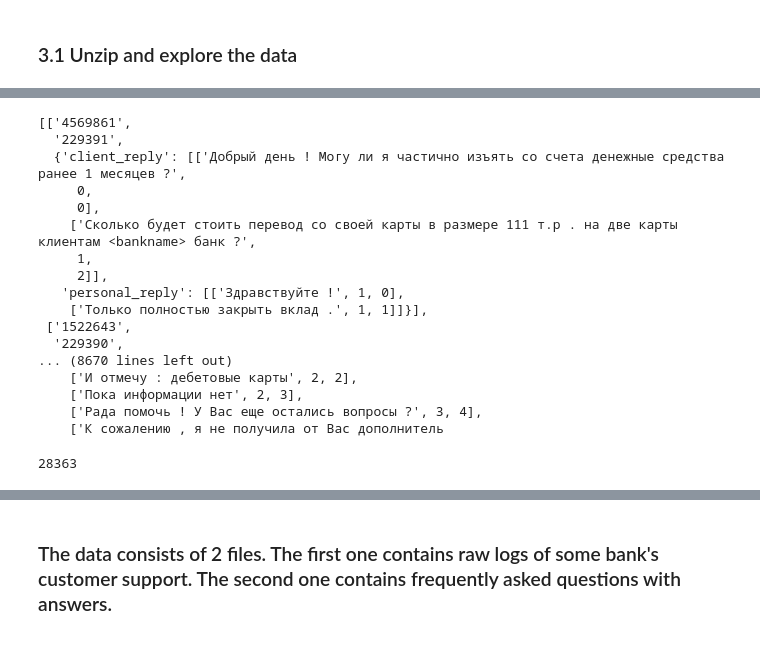
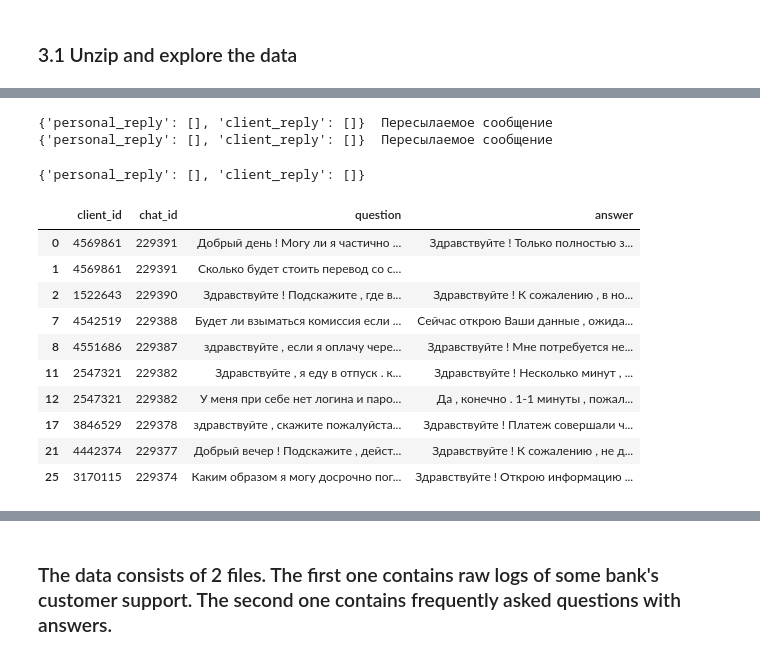
Before and after one commit to gofat/mcs_final, a Jupyter notebook: 3_final_assignment.ipynb, the cells around one changed output, grey strips where cells are left out. Drawn from its saved outputs; the diff is of its cells as text; code cells hidden in the pictures.

Commit message:
changed parsing data and started clustering

```diff
--- a/3_final_assignment.ipynb
+++ b/3_final_assignment.ipynb
@@ -96,29 +103,28 @@ for chat in tqdm(raw_chats.split('-- -- -- --')):
                 personal += 1
         except:
             pass
-
-    data.append([client_id, chat_id, med_data])
+    try:
+        for d in change_med(med_data):
+            data.append([client_id, chat_id, d[0], d[1]])
+    except:
+        print(med_data, chat)
+# %% [output]
+{'personal_reply': [], 'client_reply': []}  Пересылаемое сообщение
+{'personal_reply': [], 'client_reply': []}  Пересылаемое сообщение
+{'personal_reply': [], 'client_reply': []}
-# %%
-data
-# %% [output]
-[['4569861',
-  '229391',
-  {'client_reply': [['Добрый день ! Могу ли я частично изъять со счета денежные средства ранее 1 месяцев ?',
-     0,
-     0],
-    ['Сколько будет стоить перевод со своей карты в размере 111 т.р . на две карты клиентам <bankname> банк ?',
-     1,
-     2]],
-   'personal_reply': [['Здравствуйте !', 1, 0],
-    ['Только полностью закрыть вклад .', 1, 1]]}],
- ['1522643',
-  '229390',
-... (8670 lines left out)
-    ['И отмечу : дебетовые карты', 2, 2],
-    ['Пока информации нет', 2, 3],
-    ['Рада помочь ! У Вас еще остались вопросы ?', 3, 4],
-    ['К сожалению , я не получила от Вас дополнитель
-# %%
-len(raw_chats.split('-- -- -- --'))
-# %% [output]
-28363
+# %%
+dialogues = pd.DataFrame(data, columns=['client_id', 'chat_id', 'question', 'answer'])
+# %%
+dialogues[dialogues.question.str.find('?')!=-1][:10]
+# %% [output]
+|  | client_id | chat_id | question | answer |
+| 0 | 4569861 | 229391 | Добрый день ! Могу ли я частично ... | Здравствуйте ! Только полностью з... |
+| 1 | 4569861 | 229391 | Сколько будет стоить перевод со с... |  |
+| 2 | 1522643 | 229390 | Здравствуйте ! Подскажите , где в... | Здравствуйте ! К сожалению , в но... |
+| 7 | 4542519 | 229388 | Будет ли взыматься комиссия если ... | Сейчас открою Ваши данные , ожида... |
+| 8 | 4551686 | 229387 | здравствуйте , если я оплачу чере... | Здравствуйте ! Мне потребуется не... |
+| 11 | 2547321 | 229382 | Здравствуйте , я еду в отпуск . к... | Здравствуйте ! Несколько минут , ... |
+| 12 | 2547321 | 229382 | У меня при себе нет логина и паро... | Да , конечно . 1-1 минуты , пожал... |
+| 17 | 3846529 | 229378 | здравствуйте , скажите пожалуйста... | Здравствуйте ! Платеж совершали ч... |
+| 21 | 4442374 | 229377 | Добрый вечер ! Подскажите , дейст... | Здравствуйте ! К сожалению , не д... |
+| 25 | 3170115 | 229374 | Каким образом я могу досрочно пог... | Здравствуйте ! Открою информацию ... |
```
Also changed, not shown: parts of 10 cells of this notebook.
